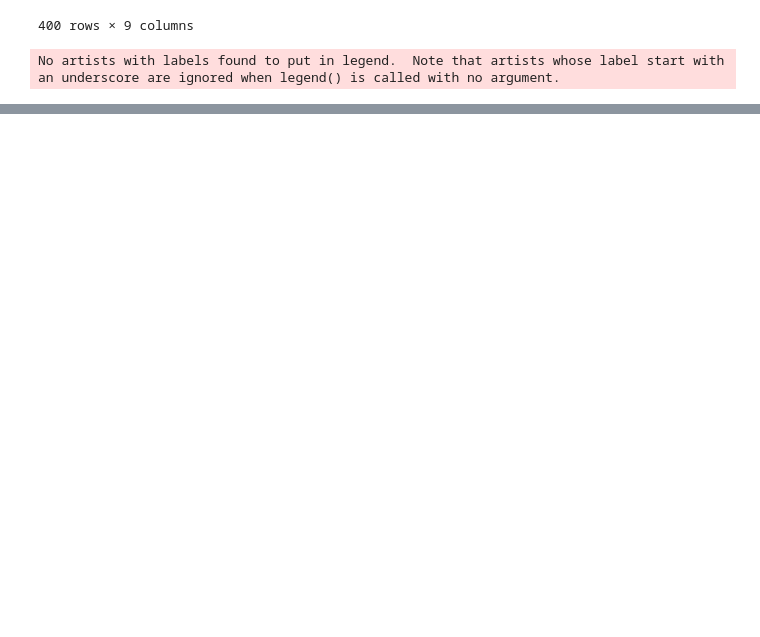
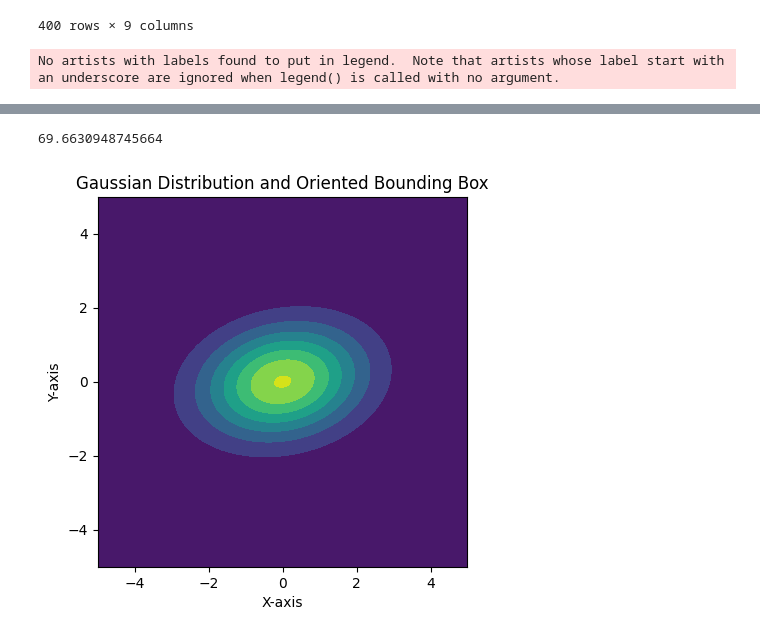
Before and after one commit to tongjibridge/Multi_algorithm_comparison_basic_version, a Jupyter notebook: plot.ipynb, the cells around one changed output, grey strips where cells are left out. Drawn from its saved outputs; the diff is of its cells as text; code cells hidden in the pictures; blank space fills up the shorter version.

```diff
--- a/plot.ipynb
+++ b/plot.ipynb
@@ -90,0 +109,4 @@ No artists with labels found to put in legend.  Note that artists whose label st
+# %%
+df["res"].max()
+# %% [output]
+69.6630948745664
@@ -90,0 +122,37 @@ No artists with labels found to put in legend.  Note that artists whose label st
+# %%
+import numpy as np
+import matplotlib.pyplot as plt
+from scipy.stats import multivariate_normal
+
+# 定义旋转框的参数
+center = np.array([0, 0])  # 中心点
+size = np.array([1, 1.5])    # 尺寸 (长宽)
+angle = -np.pi / 2.3          # 旋转角度 (弧度)
+
+# 计算协方差矩阵
+rotation_matrix = np.array([
+    [np.cos(angle), -np.sin(angle)],
+    [np.sin(angle), np.cos(angle)]
+])
+covariance_matrix = np.diag(size ** 2)  # 方差矩阵
+rotated_covariance_matrix = rotation_matrix @ covariance_matrix @ rotation_matrix.T
+
+# 创建网格用于绘制高斯分布
+x, y = np.mgrid[-5:5:.01, -5:5:.01]
+pos = np.dstack((x, y))
+rv = multivariate_normal(center, rotated_covariance_matrix)
+
+# 绘制高斯分布
+fig, ax = plt.subplots()
+ax.contourf(x, y, rv.pdf(pos), cmap='viridis')
+
+
+# 设置图形属性
+ax.set_aspect('equal', 'box')
+plt.title('Gaussian Distribution and Oriented Bounding Box')
+plt.xlabel('X-axis')
+plt.ylabel('Y-axis')
+plt.savefig('gaussian_distribution.tif')
+plt.show()
+# %% [output]
+[figure, added]
```
Also changed, not shown: parts of 4 cells of this notebook, 18 other files.
